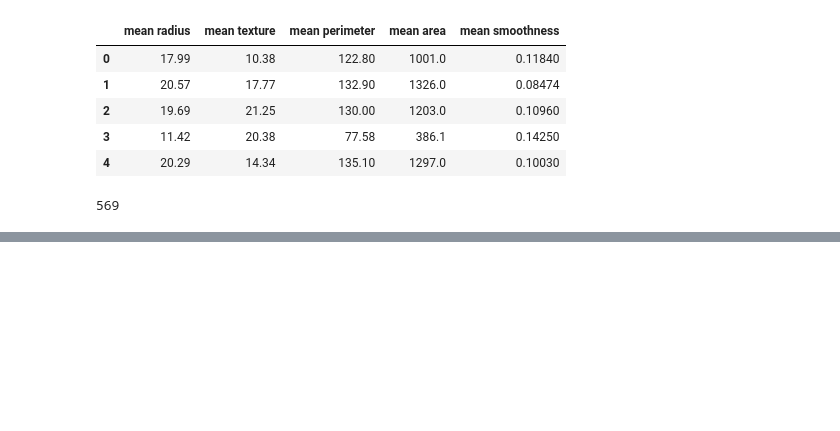
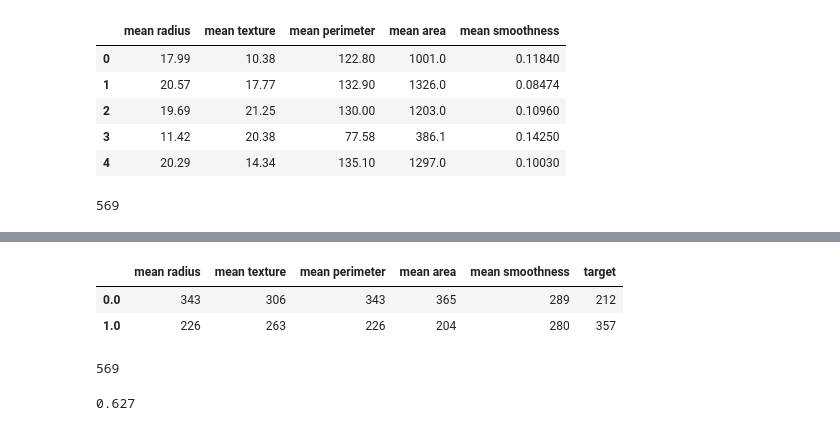
Before and after one commit to Deniz-shelby/Strive_Day1, a Jupyter notebook: M2/extra_ex/cond_prob_tab.ipynb, the cells around one changed output, grey strips where cells are left out. Drawn from its saved outputs; the diff is of its cells as text; code cells hidden in the pictures; blank space fills up the shorter version.

```diff
--- a/M2/extra_ex/cond_prob_tab.ipynb
+++ b/M2/extra_ex/cond_prob_tab.ipynb
@@ -171,0 +182,4 @@ print(df5)
+# %%
+target_list = df.loc[:,'target']
+print(type(target_list))
+df5['target'] = target_list # getting SettingWithCopyWarning why ??
@@ -171,0 +209,10 @@ print(df5)
+# %%
+# count the ones in each column fpr prob->
+df_count = df5.apply(pd.value_counts)
+display(df_count)
+print(len(df5))
+# %% [output]
+|  | mean radius | mean texture | mean perimeter | mean area | mean smoothness | target |
+| 0.0 | 343 | 306 | 343 | 365 | 289 | 212 |
+| 1.0 | 226 | 263 | 226 | 204 | 280 | 357 |
+569
@@ -171,0 +243,4 @@ print(df5)
+# %%
+print(prob_target_1)
+# %% [output]
+0.627
```
Also changed, not shown: parts of 30 cells of this notebook, 1 other file.
